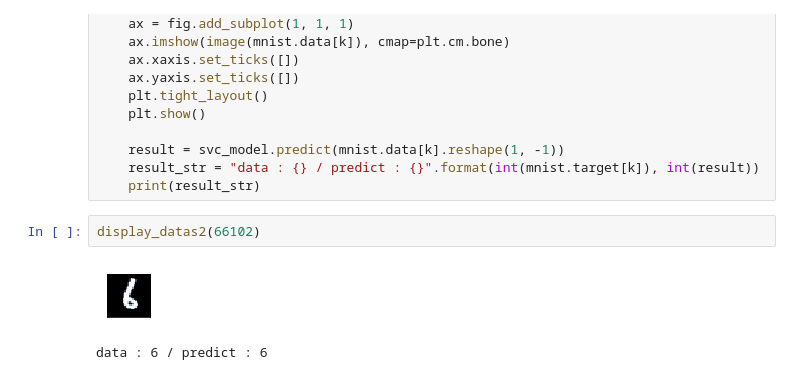
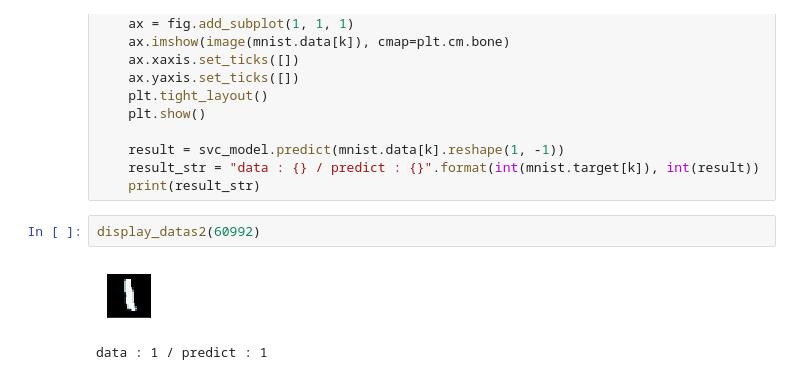
Before and after one commit to radajin/fastcampus_datascience, a Jupyter notebook: classification/svm/svm_mnist.ipynb, the cells around one changed output. Saved outputs shown, nothing was run; the diff lists cells and outputs as text.

```diff
--- a/classification/svm/svm_mnist.ipynb
+++ b/classification/svm/svm_mnist.ipynb
@@ -83,7 +83,7 @@ def display_datas2(k):
     result_str = "data : {} / predict : {}".format(int(mnist.target[k]), int(result))
     print(result_str)
 # %%
-display_datas2(66102)
+display_datas2(60992)
 # %% [output]
-[figure, old version]
+[figure, new version]
-data : 6 / predict : 6
+data : 1 / predict : 1
```
Also changed, not shown: parts of 2 cells of this notebook, 1 other file.
